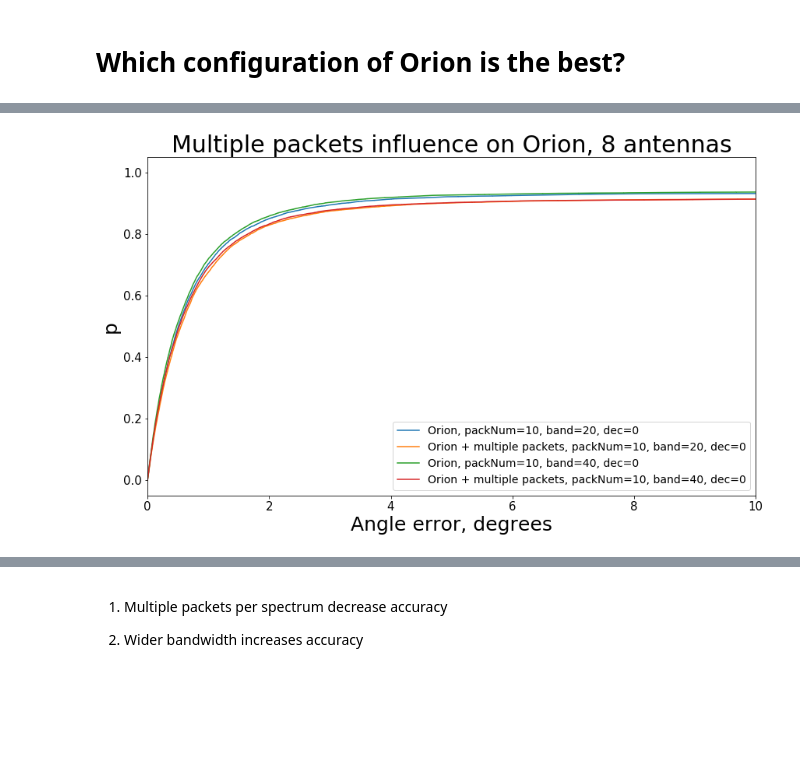
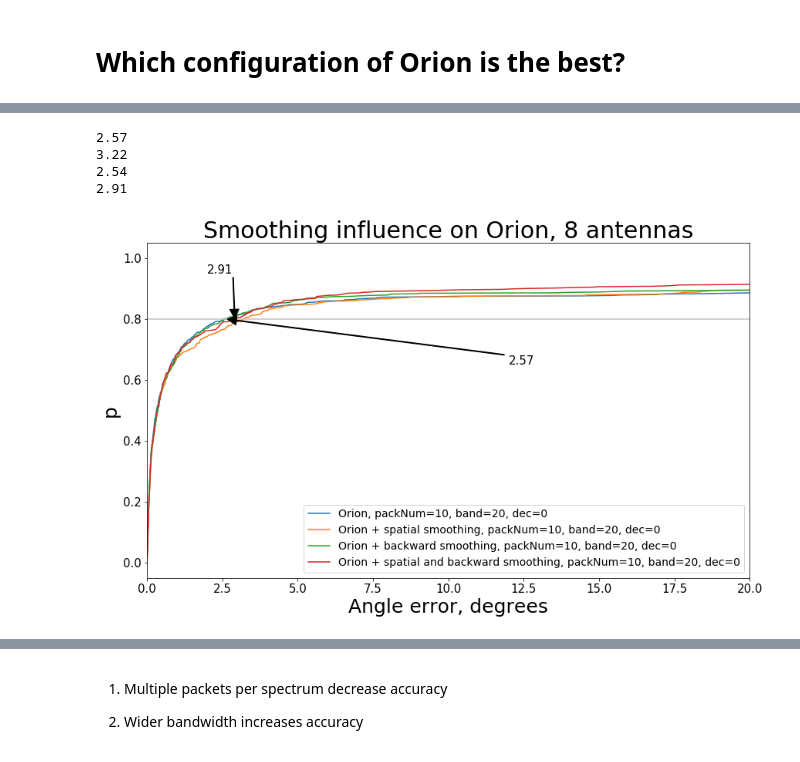
Before and after one commit to MolVlad/Angle-of-Arrival-Estimation-Simulation, a Jupyter notebook: results.ipynb, the cells around one changed output, grey strips where cells are left out. Saved outputs shown, nothing was run; the diff lists cells and outputs as text; code cells hidden in the pictures; blank space fills up the shorter version.

```diff
--- a/results.ipynb
+++ b/results.ipynb
@@ -219,8 +238,8 @@ def plotResults(paramList, angleLimits, title, xlim, level, ant = 0, out=0, loc=
                 label = "Pillai’s algorithm"
             label += ", packNum=" + str(param.packNum)
             param.sm = 0; param.band=20; param.dec=0; param.perSpec = 1;
-        elif param.alg == "orion_old":
-            df = ori_old
+        elif param.alg == "orion":
+            df = ori
             label = "Orion"
             if param.backw & param.sm:
                 label += " + spatial and backward smoothing"
@@ -256,9 +275,9 @@ def plotResults(paramList, angleLimits, title, xlim, level, ant = 0, out=0, loc=
 
             label += ", packNum=" + str(param.packNum) + ", band=" + str(param.band) + \
                 ", dec=" + bool2str(param.dec)
-        elif param.alg == "orion":
-            df = ori
-            label = "Orion (new)"
+        elif param.alg == "orion_old":
+            df = ori_old
+            label = "Orion (old)"
             label += " (ant: " + str(param.ant) + "; sm: " + bool2str(param.sm) + \
                 "; backw: " + bool2str(param.backw) + "; packNum: " + str(param.packNum) + \
                 "; perSpec: " + str(param.perSpec) + "; band: " + str(param.band) + \
@@ -314,7 +333,7 @@ def plotResults(paramList, angleLimits, title, xlim, level, ant = 0, out=0, loc=
                 & (df.ant == a) & (df.smoothing == param.sm) \
                 & (df.backw == param.backw) & (df.packetNum == param.packNum) \
                 & (df.perSpec == param.perSpec) & (df.bandwidth == param.band) \
-                & (df.decimation == param.dec) & (df.seed < param.seed_lim)]
+                & (df.decimation == param.dec) & (df.seed < param.seed_lim)].drop_duplicates('seed')
 
         if param.alg == "spotfi_fixed_min":
             sorted_df = np.sort(df.minErrorAngle)
@@ -456,11 +539,15 @@ plotResults(p, [0, 70], "Multiple packets influence on Orion", 10, 0, ant=8)
 # %%
-p1 = param(alg="orion_old", sm=0, backw=0, packNum=10, perSpec=1, band=20, dec=0, seed_lim=10000)
-p2 = param(alg="orion_old", sm=0, backw=0, packNum=10, perSpec=2, band=20, dec=0, seed_lim=10000)
-p3 = param(alg="orion_old", sm=0, backw=0, packNum=10, perSpec=1, band=40, dec=0, seed_lim=10000)
-p4 = param(alg="orion_old", sm=0, backw=0, packNum=10, perSpec=2, band=40, dec=0, seed_lim=10000)
+p1 = param(alg="orion", sm=0, backw=0, packNum=10, band=20, dec=0, seed_lim=10000, pr=True, xy=(12,0.65))
+p2 = param(alg="orion", sm=1, backw=0, packNum=10, band=20, dec=0, seed_lim=10000)
+p3 = param(alg="orion", sm=0, backw=1, packNum=10, band=20, dec=0, seed_lim=10000)
+p4 = param(alg="orion", sm=1, backw=1, packNum=10, band=20, dec=0, seed_lim=10000, pr=True, xy=(2,0.95))
 
 p = [p1,p2,p3,p4]
 
-plotResults(p, [0, 70], "Multiple packets influence on Orion", 10, 0, ant=8)
+plotResults(p, [0, 70], "Smoothing influence on Orion", 20, 0.8, ant=8, out=1)
 # %% [output]
+2.57
+3.22
+2.54
+2.91
-[figure, old version]
+[figure, new version]
```
Also changed, not shown: parts of 33 cells of this notebook, 4 other files.
